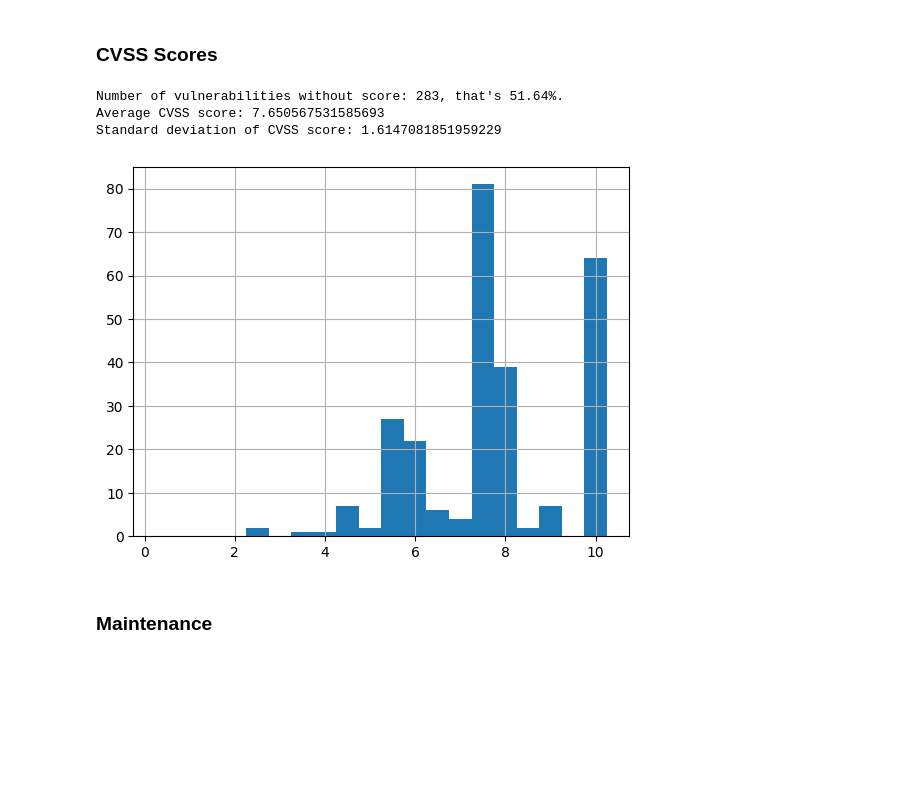
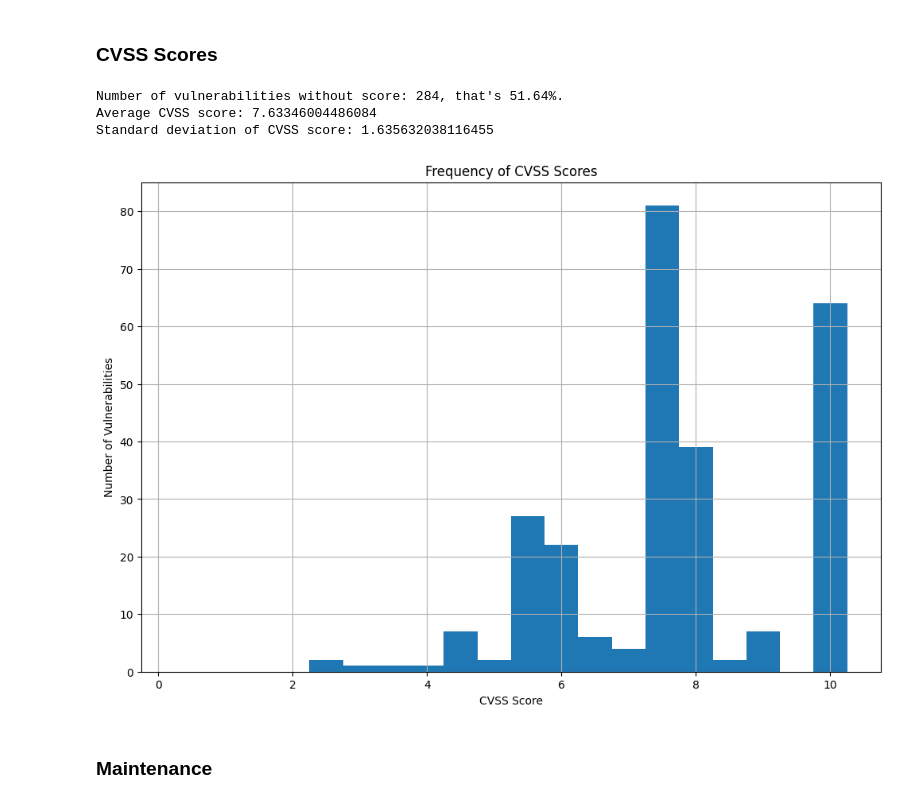
Before and after one commit to ratoru/cargo-ecosystem-lag, a Jupyter notebook: rustsec-analysis/analysis.ipynb, the cells around one changed output. Cells and saved outputs as stored; diff of their text form; code cells hidden in the pictures; blank space fills up the shorter version.

```diff
--- a/rustsec-analysis/analysis.ipynb
+++ b/rustsec-analysis/analysis.ipynb
@@ -10,6 +10,8 @@ import pandas as pd
 import numpy as np
 import matplotlib.pyplot as plt
 from cvss import CVSS2, CVSS3 # converts CVSS strings to score
+
+plt.rcParams['figure.figsize'] = [12, 8] # set figure size
 # %% [markdown]
 ## Data Aggregation
 
@@ -131,17 +140,26 @@ plt.show()
 # %% [markdown]
 ### CVSS Scores
 # %%
+def plot_cvss_scores(df, save_path = ''):
+    df['severity'].hist(bins=np.linspace(0.25,10.25,21))
+    plt.title("Frequency of CVSS Scores")
+    plt.xlabel('CVSS Score')
+    plt.ylabel('Number of Vulnerabilities')
+    if save_path != '':
+        plt.savefig(save_path, dpi=300, bbox_inches = "tight")
+    plt.show()
+
 num_no_score = df['severity'].isna().sum()
 num_score = num_vul - num_no_score
 print(f"Number of vulnerabilities without score: {num_no_score}, that's {round(num_no_score / df.shape[0], 4) * 100}%.")
-df['severity'].hist(bins=np.linspace(0.25,10.25,21))
 print(f"Average CVSS score: {df['severity'].mean()}")
 print(f"Standard deviation of CVSS score: {df['severity'].std()}")
+plot_cvss_scores(df, 'graphs/cvss-scores.png')
 # %% [output]
-Number of vulnerabilities without score: 283, that's 51.64%.
-Average CVSS score: 7.650567531585693
-Standard deviation of CVSS score: 1.6147081851959229
+Number of vulnerabilities without score: 284, that's 51.64%.
+Average CVSS score: 7.63346004486084
+Standard deviation of CVSS score: 1.635632038116455
-[figure, old version]
+[figure, new version]
 # %% [markdown]
 ### Maintenance
 # %%
```
Also changed, not shown: parts of 10 cells of this notebook, 8 other files.
